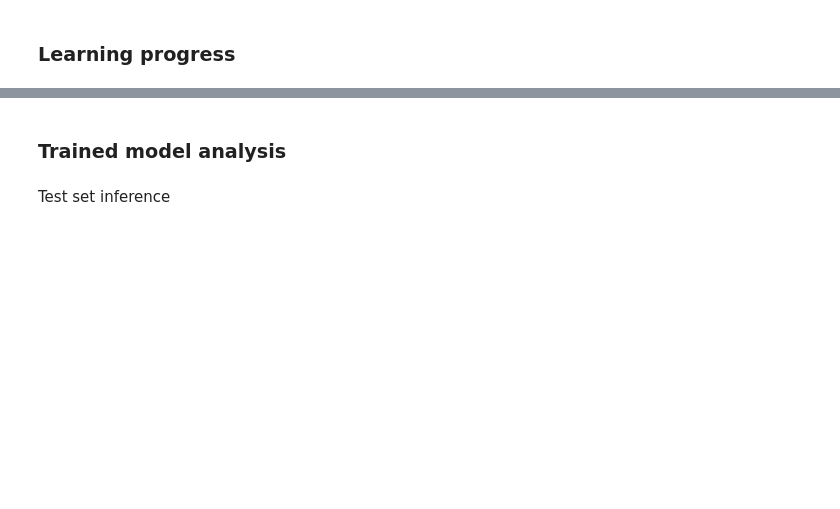
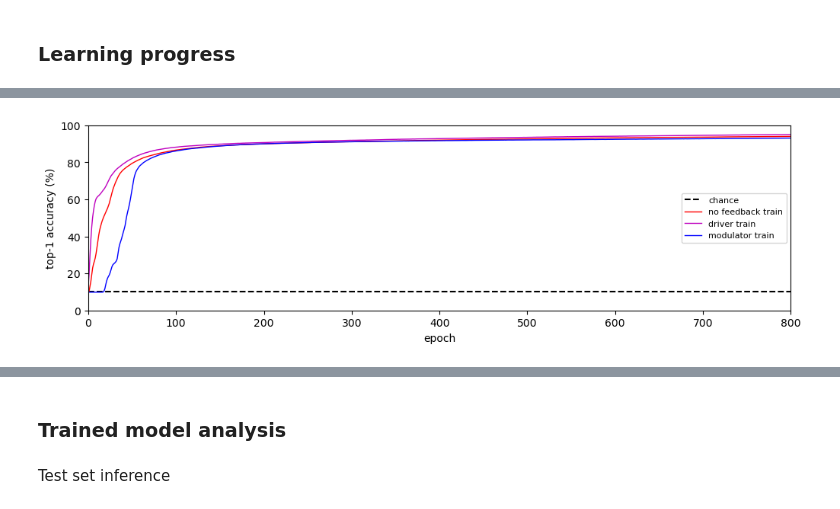
Before and after one commit to pmccthy/ThalamoCortex, a Jupyter notebook: analysis/mnist_analysis.ipynb, the cells around one changed output, grey strips where cells are left out. Drawn from its saved outputs; the diff is of its cells as text; code cells hidden in the pictures; blank space fills up the shorter version.

```diff
--- a/analysis/mnist_analysis.ipynb
+++ b/analysis/mnist_analysis.ipynb
@@ -112,27 +121,29 @@ fig.savefig(Path(save_path, "loss_curve.png"))
 # %%
 # accuracy through time
 n_epochs = len(results[model_plot_list[0]]["val_losses"])
-colours = ["r", "g", "b", "m"]
 fig, ax = plt.subplots(1, 1, figsize=(10, 3), layout="constrained")
+ax.axhline(10, ls="--", c="k", label="chance")
 models_plotted = []
 models_plotted_idx = 0
 for _, (model_name, model_results) in enumerate(results.items()):
     if model_name in model_plot_list:
         models_plotted.append(model_name)
         models_plotted_idx += 1
 
         n_epochs = len(model_results["val_losses"])
 
         # ax.plot(np.arange(n_epochs), np.array(model_results["val_top1_accs"]),ls="--", label=f"{model_name} val.", linewidth=1, c=colours[models_plotted_idx-1])
         ax.plot(np.arange(n_epochs), np.array(model_results["train_top1_accs"]) * 100, ls="-", label=f"{model_name} train", linewidth=1, c=colours[models_plotted_idx-1])
 
 # ax.set_xticks(range(1, len(models_plotted)+1), models_plotted)
-ax.set_ylabel("top-1 accuracy")
+ax.set_ylabel("top-1 accuracy (%)")
 ax.set_xlabel("epoch")
 ax.set_ylim(0, 100)
 ax.set_xlim(0, n_epochs)
-ax.legend(loc="lower right")
+ax.legend(loc="center right")
 fig.savefig(Path(save_path, "accuracy_curve.png"))
+# %% [output]
+[figure, added]
 # %%
 # accuracy before and after convergence
 fig, ax = plt.subplots(1, 1, figsize=(3, 3))
```
Also changed, not shown: parts of 31 cells of this notebook.
